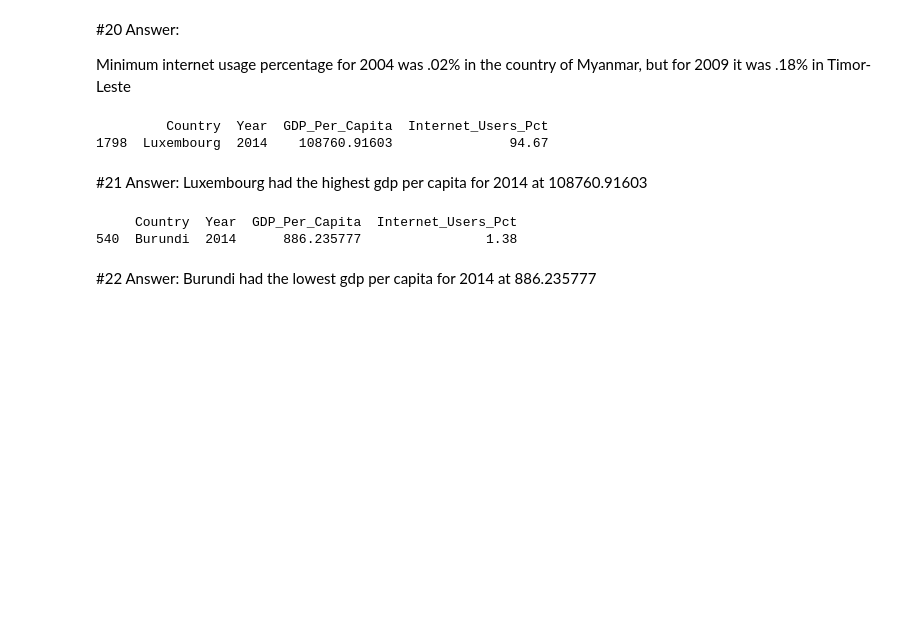
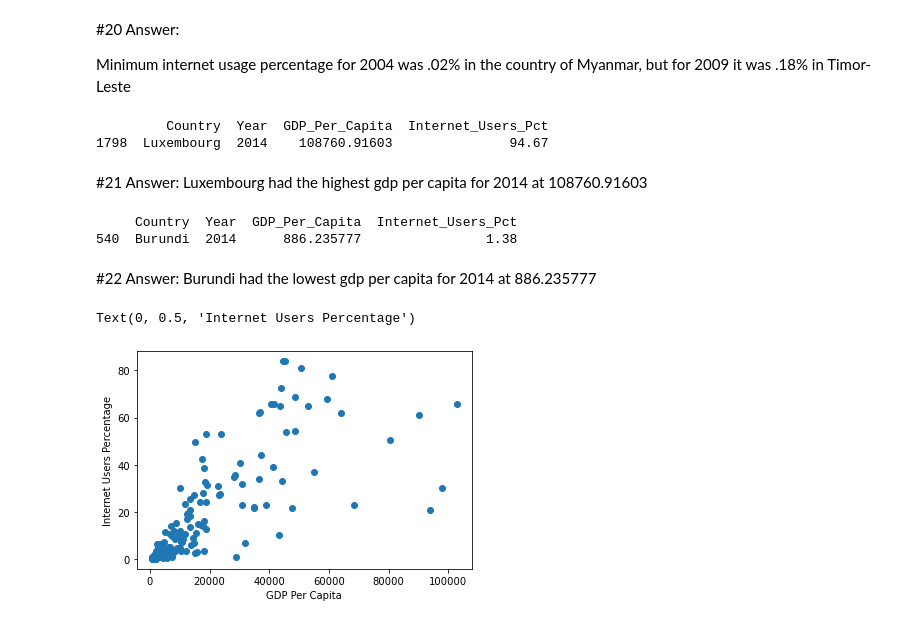
Before and after one commit to NSS-Data-Analytics-Cohort-6/gdp-and-internet-usage-jrthompson25, a Jupyter notebook: Notebooks/GDP_UN_Project.ipynb, the cells around one changed output. Cells and saved outputs as stored; diff of their text form; code cells hidden in the pictures; blank space fills up the shorter version.

```diff
--- a/Notebooks/GDP_UN_Project.ipynb
+++ b/Notebooks/GDP_UN_Project.ipynb
@@ -295,3 +296,11 @@ print(country_min_gdp_2014)
 # %% [markdown]
 #22 Answer:
 Burundi had the lowest gdp per capita for 2014 at 886.235777
+# %%
+#23 - For year 2004
+plt.scatter(year2004_df.GDP_Per_Capita, year2004_df.Internet_Users_Pct)
+plt.xlabel('GDP Per Capita')
+plt.ylabel('Internet Users Percentage')
+# %% [output]
+Text(0, 0.5, 'Internet Users Percentage')
+[figure, added]
```
Also changed, not shown: parts of 8 cells of this notebook.
